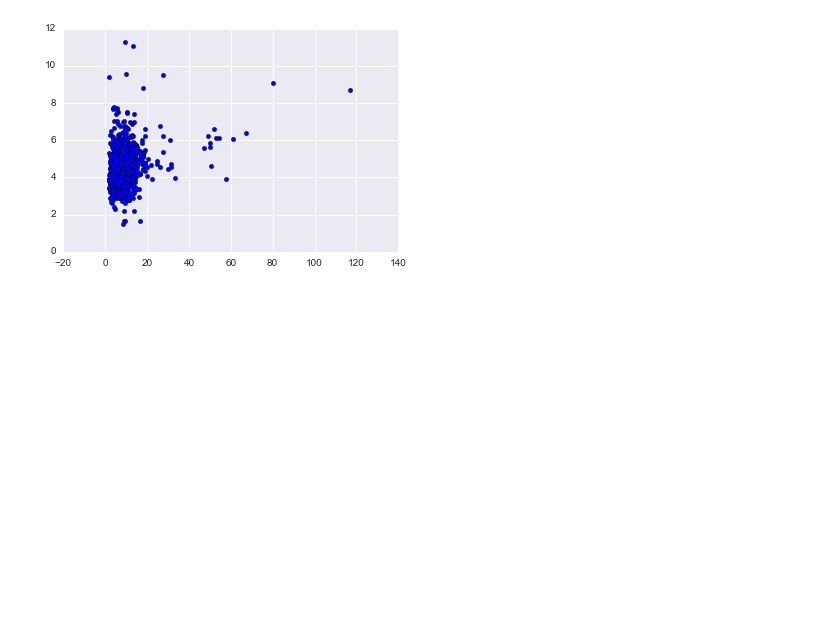
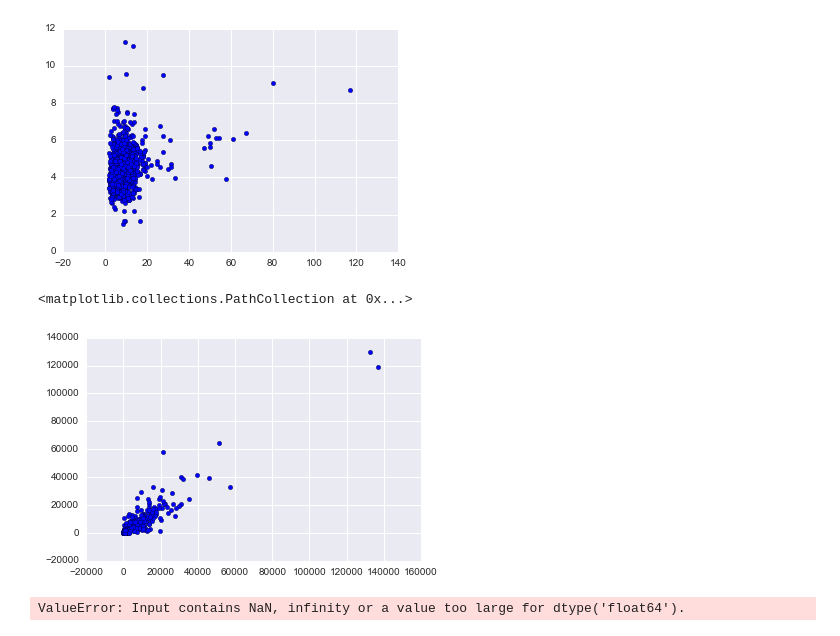
Before and after one commit to ByronAllen/dsi1, a Jupyter notebook: notebooks/3.3-lab/code/starter-code/3.3-Data-Workflow-Lab-1-starter.ipynb, the cells around one changed output. Drawn from its saved outputs; the diff is of its cells as text; code cells hidden in the pictures; blank space fills up the shorter version.

```diff
--- a/notebooks/3.3-lab/code/starter-code/3.3-Data-Workflow-Lab-1-starter.ipynb
+++ b/notebooks/3.3-lab/code/starter-code/3.3-Data-Workflow-Lab-1-starter.ipynb
@@ -376,3 +388,8 @@ plt.scatter(x='liters_sold_mean', y='margin_mean', data=sales)
 # %% [output]
 <matplotlib.collections.PathCollection at 0x...>
 [figure]
+# %%
+plt.scatter(x='q1_2015_sales', y='q1_2016_sales', data=sales)
+# %% [output]
+<matplotlib.collections.PathCollection at 0x...>
+[figure, added]
@@ -378,0 +398,9 @@ plt.scatter(x='liters_sold_mean', y='margin_mean', data=sales)
+# %%
+ransac = sklearn.linear_model.RANSACRegressor()
+ransac.fit(sales[['q1_2015_sales']], sales.q1_2016_sales)
+ransac_predictions = ransac.predict(df[['q1_2015_sales']])
+plt.scatter(sales.q1_2015_sales, sales.q1_2016_sales )
+plt.scatter(sales.q1_2015_sales, ransac_predictions, color='red')
+zip(df.jam_price, theilsen_predictions)
+# %% [output]
+ValueError: Input contains NaN, infinity or a value too large for dtype('float64').
```
Also changed, not shown: parts of 6 cells of this notebook, 1 other file.
